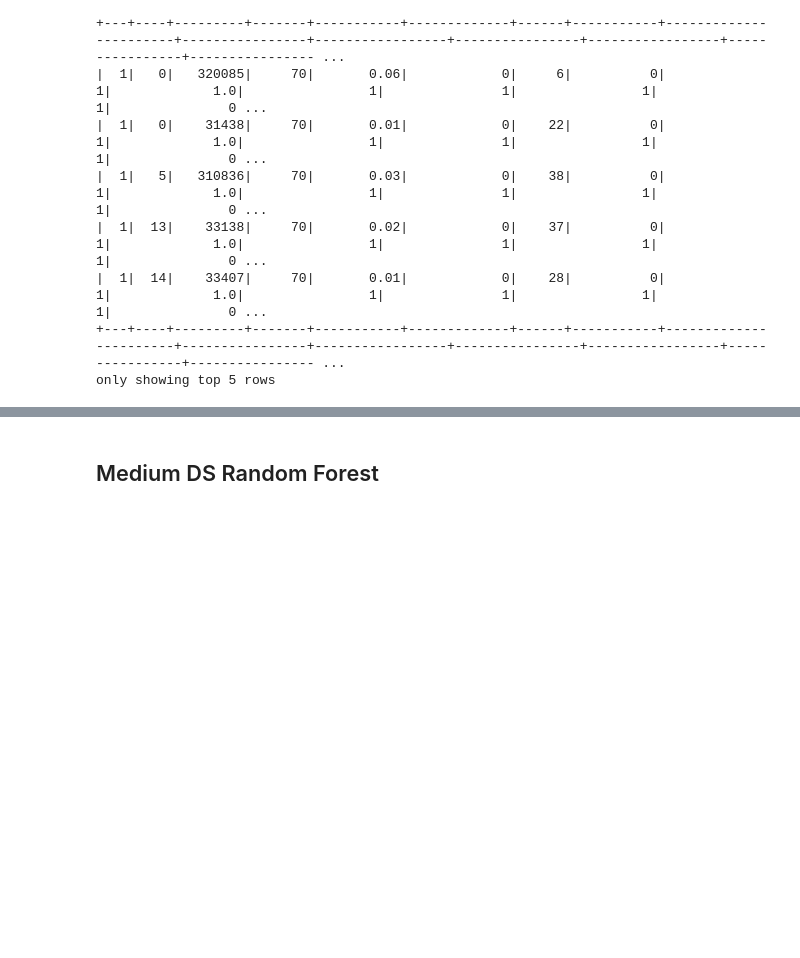
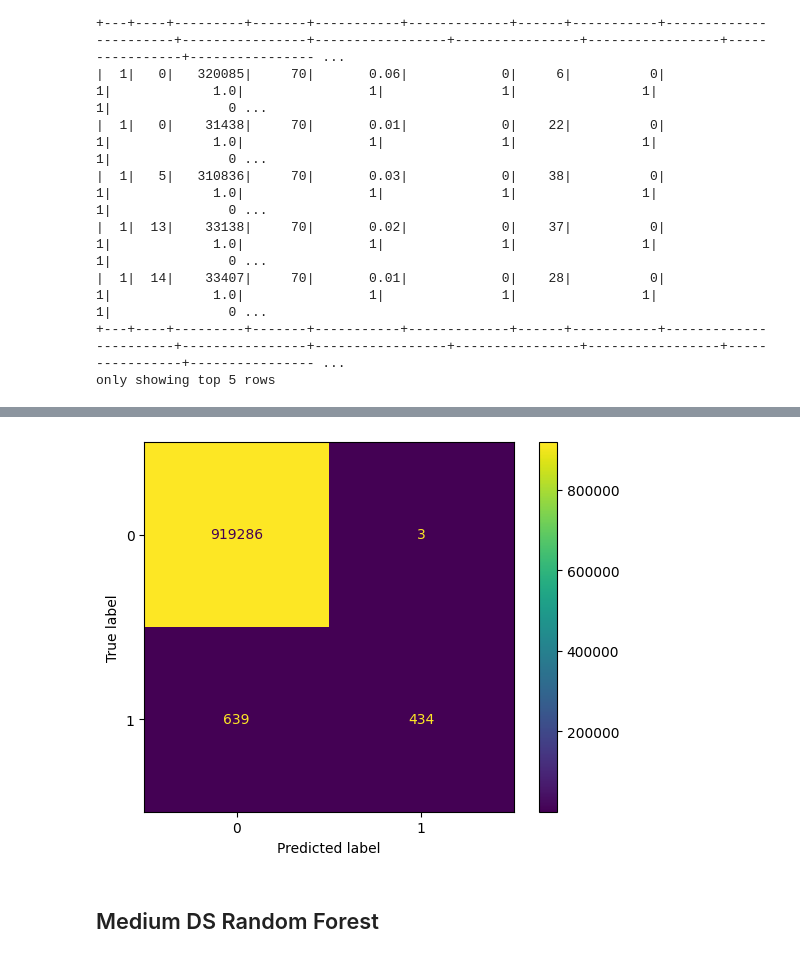
Before and after one commit to Skalwalker/AntiMoneyLaundering, a Jupyter notebook: anti_money_laundering.ipynb, the cells around one changed output, grey strips where cells are left out. Drawn from its saved outputs; the diff is of its cells as text; code cells hidden in the pictures; blank space fills up the shorter version.

```diff
--- a/anti_money_laundering.ipynb
+++ b/anti_money_laundering.ipynb
@@ -1709,2 +1656,0 @@ random_forest = distribute_training(hi_small_train, ds_params, tree_params, work
-# %%
-final_preds = rf_predict(random_forest, hi_small_test, "Is Laundering")
@@ -1717,0 +1949,25 @@ Model F1-Score: 0.4410307234886025
+# %%
+# Set Parameters for the tree classifier
+tree_params_small = {
+    "tree_id": 0,
+    "max_depth": 16,
+    "threshold": 'bigdata',
+    "buckets": 20,
+    "min_samples_per_split": 14,
+    "disp_mode": "random_forest",
+    "func_type": "shannon",
+    "weights": hi_class_weights
+}
+
+# Set parameters for the dataset
+ds_params_small = {
+    "label": "Is Laundering",
+    "col_frac": 0.8,
+    "row_frac": 0.4,
+}
+
+# Set the amount of trees in the random forest
+num_trees_small = 4
+
+# Fit the model
+random_forest_small = distribute_training(hi_small_train, ds_params_small, tree_params_small, workers=num_trees_small)
@@ -1717,0 +1997,10 @@ Model F1-Score: 0.4410307234886025
+# %%
+# Set prediction parameters
+pred_params_small = {
+    "num_batches": 1,
+    "label": "Is Laundering",
+    "col_frac": 0.8
+}
+
+# Get Test Predictions
+final_preds_small, labels_small = distribute_predict(random_forest_small, hi_small_test, pred_params_small)
@@ -1718,2 +2031,10 @@ Model F1-Score: 0.4410307234886025
+# %%
+# Plot confusion matrix
+cm = confusion_matrix(labels_small, final_preds_small, labels=[0, 1])
+disp = ConfusionMatrixDisplay(confusion_matrix=cm,
+                              display_labels=[0, 1])
+disp.plot();
+# %% [output]
+[figure, added]
 # %% [markdown]
 ## Medium DS Random Forest
```
Also changed, not shown: parts of 192 cells of this notebook.
